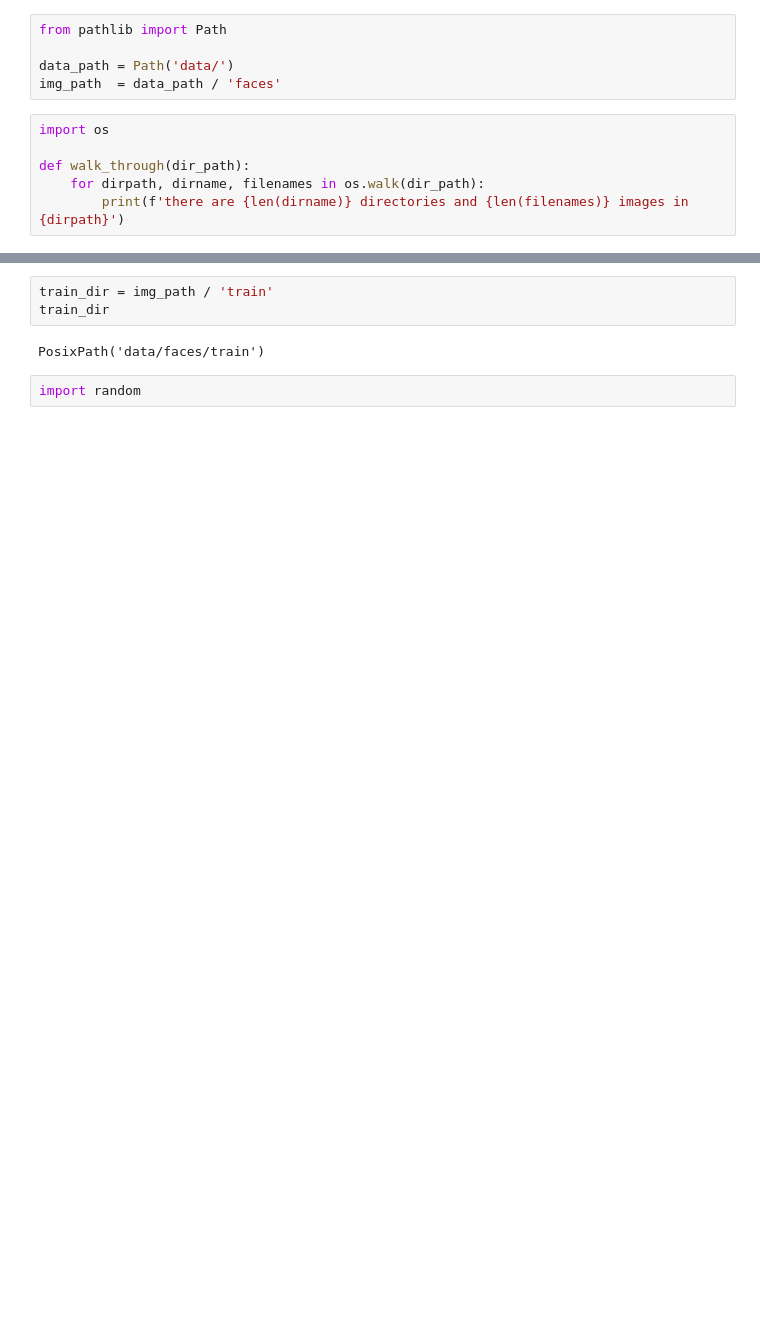
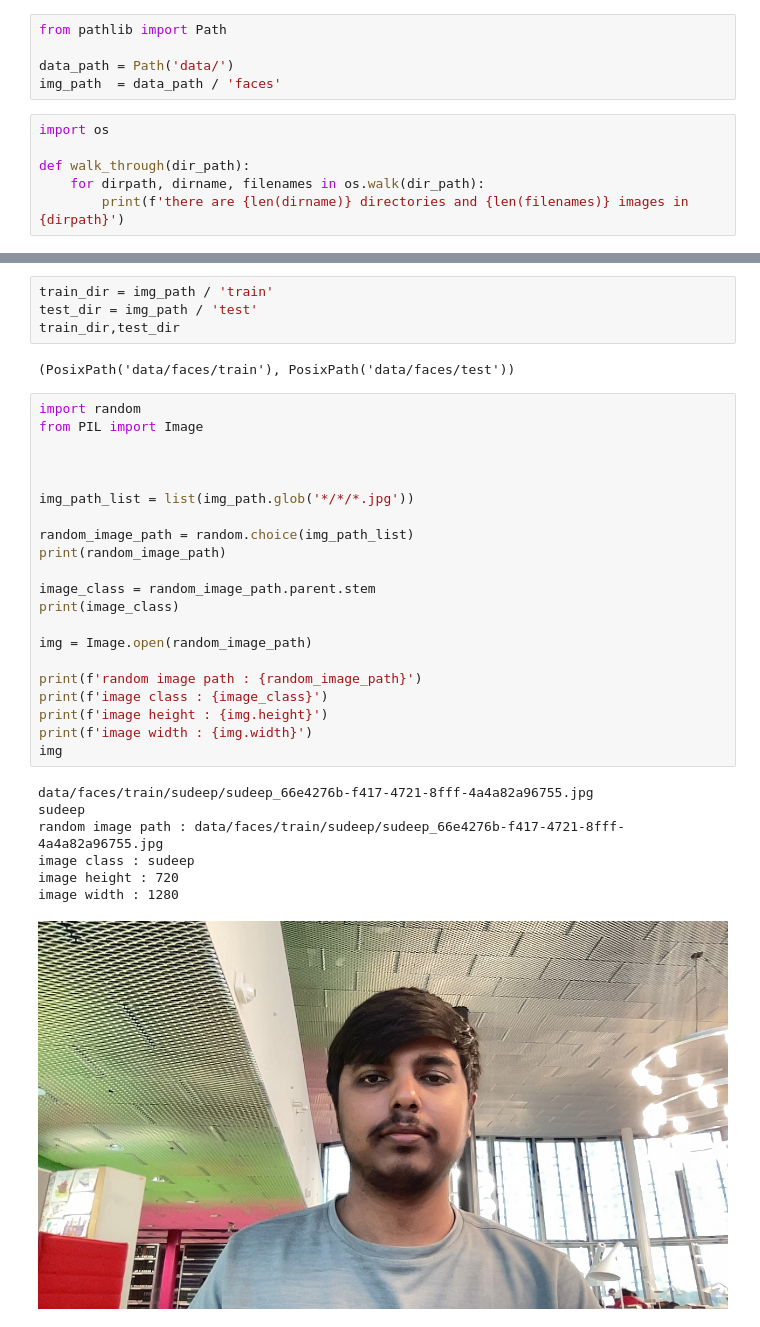
Before and after one commit to sudeep-sp/Face_Dectection_adv, a Jupyter notebook: face.ipynb, the cells around one changed output, grey strips where cells are left out. Drawn from its saved outputs; the diff is of its cells as text; blank space fills up the shorter version.

Commit message:
preprocessing and loading the data

```diff
--- a/face.ipynb
+++ b/face.ipynb
@@ -21,7 +21,35 @@ there are 0 directories and 160 images in data/faces/train/sudeep
 # %%
 train_dir = img_path / 'train'
-train_dir
+test_dir = img_path / 'test'
+train_dir,test_dir
 # %% [output]
-PosixPath('data/faces/train')
+(PosixPath('data/faces/train'), PosixPath('data/faces/test'))
-# %%
-import random
+# %%
+import random
+from PIL import Image
+
+
+
+img_path_list = list(img_path.glob('*/*/*.jpg'))
+
+random_image_path = random.choice(img_path_list)
+print(random_image_path)
+
+image_class = random_image_path.parent.stem
+print(image_class)
+
+img = Image.open(random_image_path)
+
+print(f'random image path : {random_image_path}')
+print(f'image class : {image_class}')
+print(f'image height : {img.height}')
+print(f'image width : {img.width}')
+img
+# %% [output]
+data/faces/train/sudeep/sudeep_66e4276b-f417-4721-8fff-4a4a82a96755.jpg
+sudeep
+random image path : data/faces/train/sudeep/sudeep_66e4276b-f417-4721-8fff-4a4a82a96755.jpg
+image class : sudeep
+image height : 720
+image width : 1280
+[figure, added]
```
Also changed, not shown: parts of 14 cells of this notebook.
